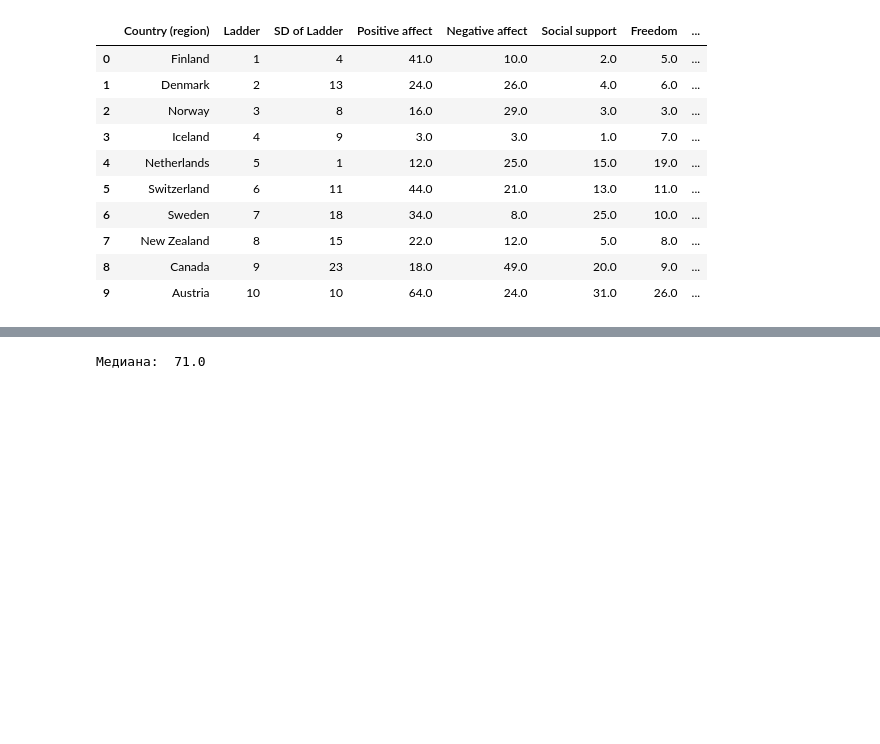
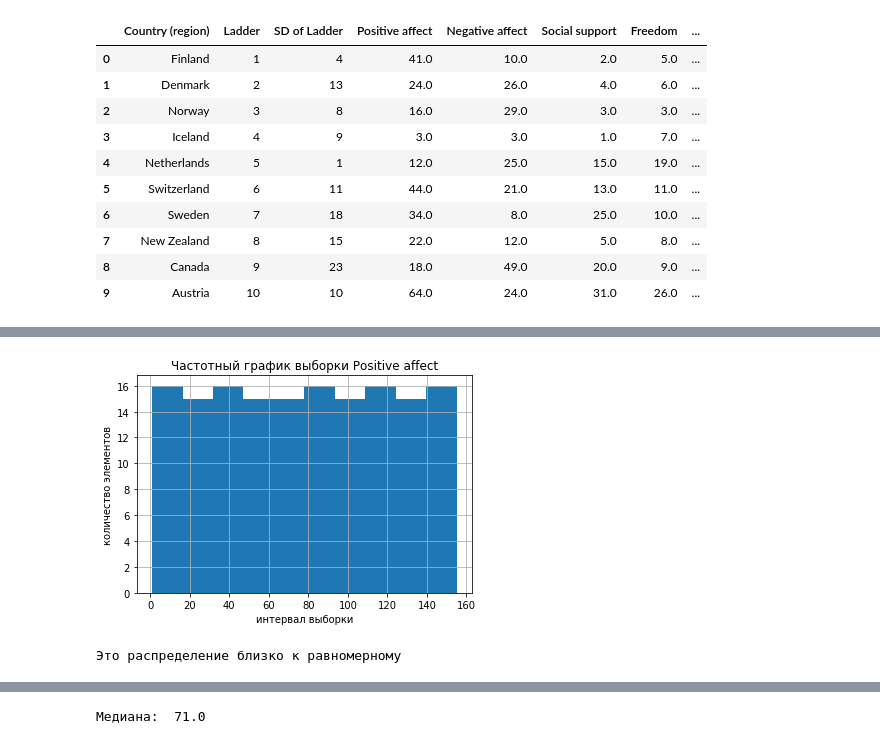
Before and after one commit to RSL161/PYDA_4, a Jupyter notebook: HW_01yu.ipynb, the cells around one changed output, grey strips where cells are left out. Drawn from its saved outputs; the diff is of its cells as text; code cells hidden in the pictures; blank space fills up the shorter version.

```diff
--- a/HW_01yu.ipynb
+++ b/HW_01yu.ipynb
@@ -51,3 +55,17 @@ ValueError: max must be larger than min in range parameter.
+# %%
+plt.hist(df['Positive affect'].dropna())
+plt.xlabel('интервал выборки')
+plt.ylabel('количество элементов')
+plt.title('Частотный график выборки Positive affect')
+plt.grid(True)
+plt.show()
+
+print('Это распределение близко к равномерному')
+
+# оказывается проблема была в NaN
+# %% [output]
+[figure, added]
+Это распределение близко к равномерному
 # %%
 # Найти медиану, моду, математическое ожидание, стандартное отклонение, дисперсию,
 # минимум и максимум, найти выбросы (если есть),размах для колонки Freedom
```
Also changed, not shown: parts of 11 cells of this notebook.
